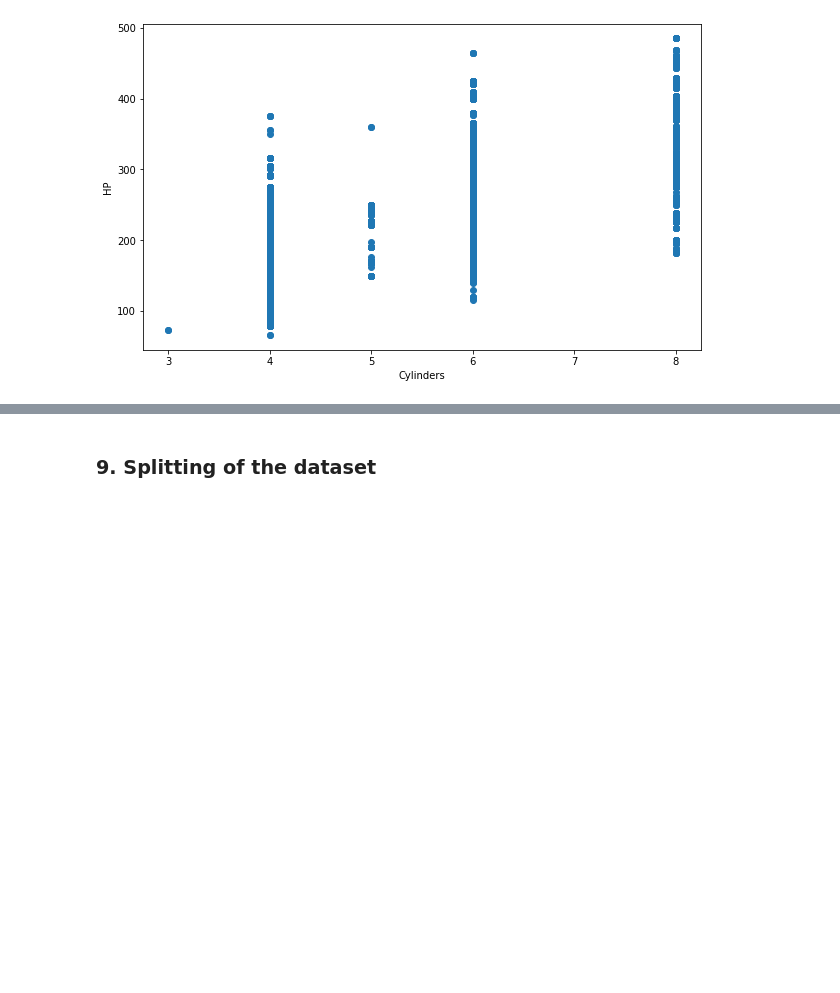
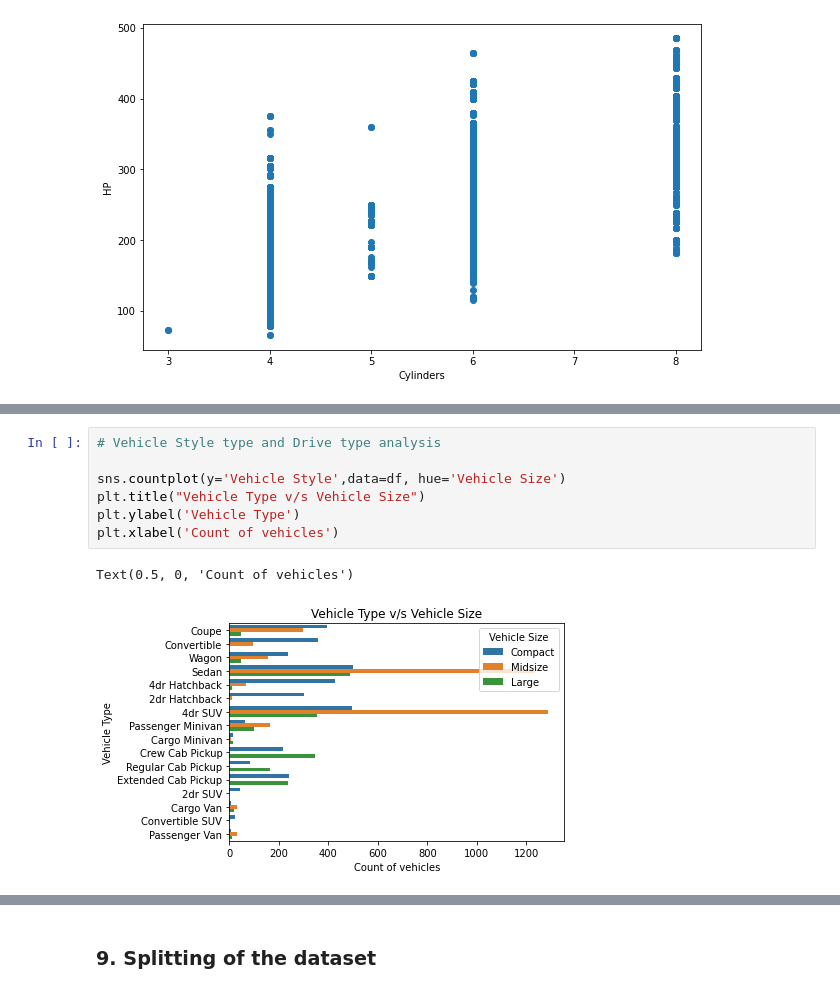
Before and after one commit to sandali17/CarPricePrediction-MachineLearning, a Jupyter notebook: Car_Price_Prediction.ipynb, the cells around one changed output, grey strips where cells are left out. Drawn from its saved outputs; the diff is of its cells as text; blank space fills up the shorter version.

```diff
--- a/Car_Price_Prediction.ipynb
+++ b/Car_Price_Prediction.ipynb
@@ -572,0 +585,10 @@ plt.show()
+# %%
+# Vehicle Style type and Drive type analysis
+
+sns.countplot(y='Vehicle Style',data=df, hue='Vehicle Size')
+plt.title("Vehicle Type v/s Vehicle Size")
+plt.ylabel('Vehicle Type')
+plt.xlabel('Count of vehicles')
+# %% [output]
+Text(0.5, 0, 'Count of vehicles')
+[figure, added]
```
Also changed, not shown: parts of 13 cells of this notebook.
